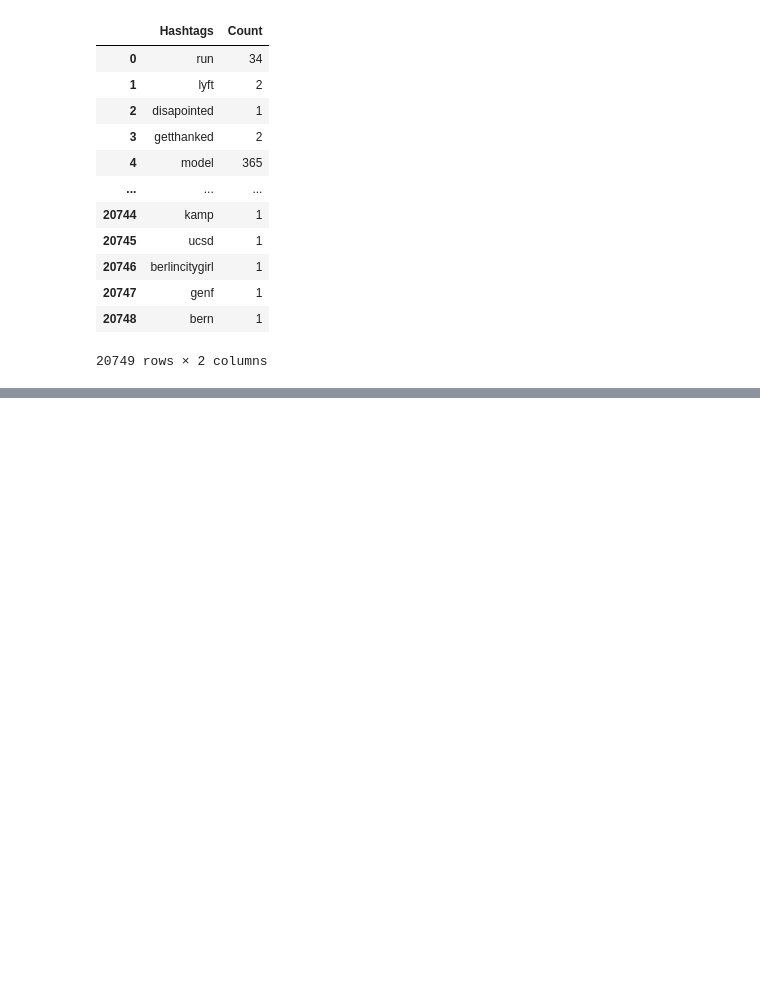
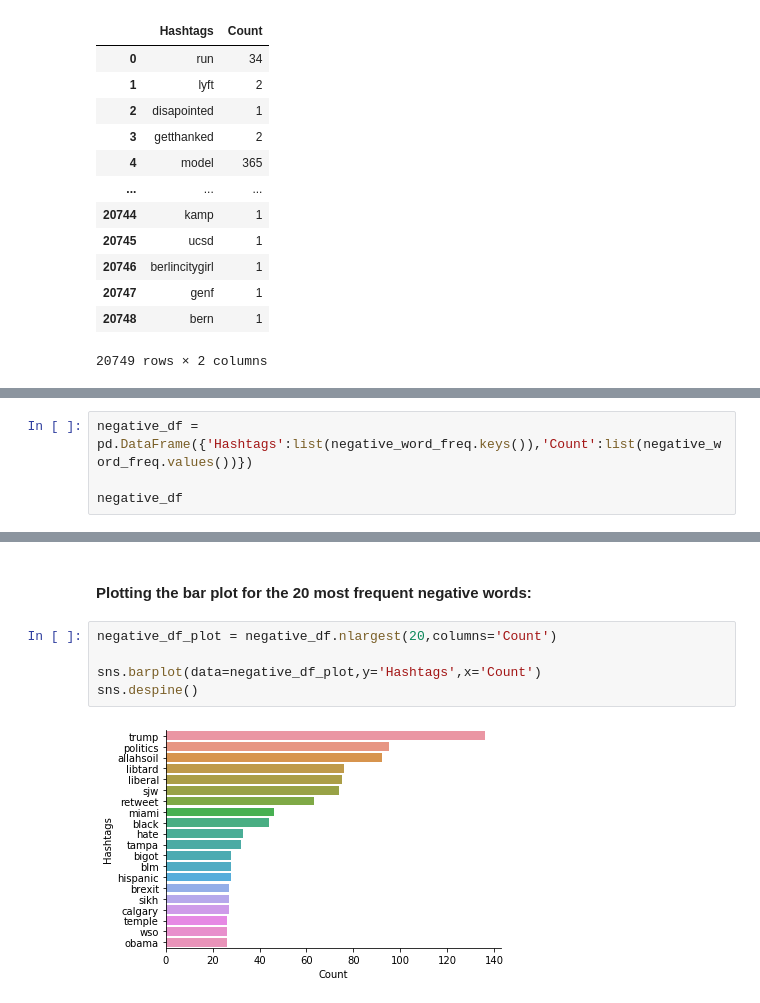
Before and after one commit to vijit-kala/Social-Media-Sentiment-Analysis-Using-Machine-Learning, a Jupyter notebook: main.ipynb, the cells around one changed output, grey strips where cells are left out. Drawn from its saved outputs; the diff is of its cells as text; blank space fills up the shorter version.

```diff
--- a/main.ipynb
+++ b/main.ipynb
@@ -251,0 +359,4 @@ positive_df
+# %%
+negative_df = pd.DataFrame({'Hashtags':list(negative_word_freq.keys()),'Count':list(negative_word_freq.values())})
+
+negative_df
@@ -251,0 +377,9 @@ positive_df
+# %% [markdown]
+#### Plotting the bar plot for the 20 most frequent negative words:
+# %%
+negative_df_plot = negative_df.nlargest(20,columns='Count')
+
+sns.barplot(data=negative_df_plot,y='Hashtags',x='Count')
+sns.despine()
+# %% [output]
+[figure, added]
```
Also changed, not shown: parts of 56 cells of this notebook.
